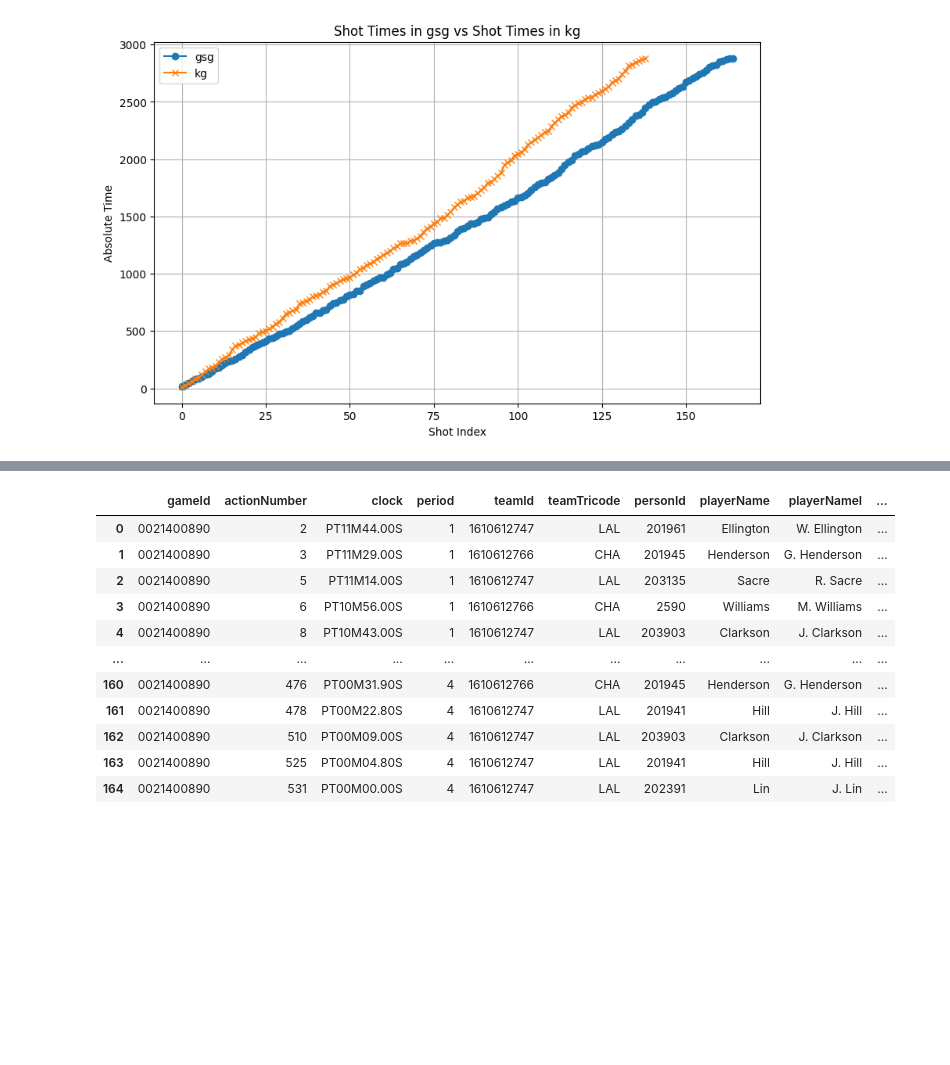
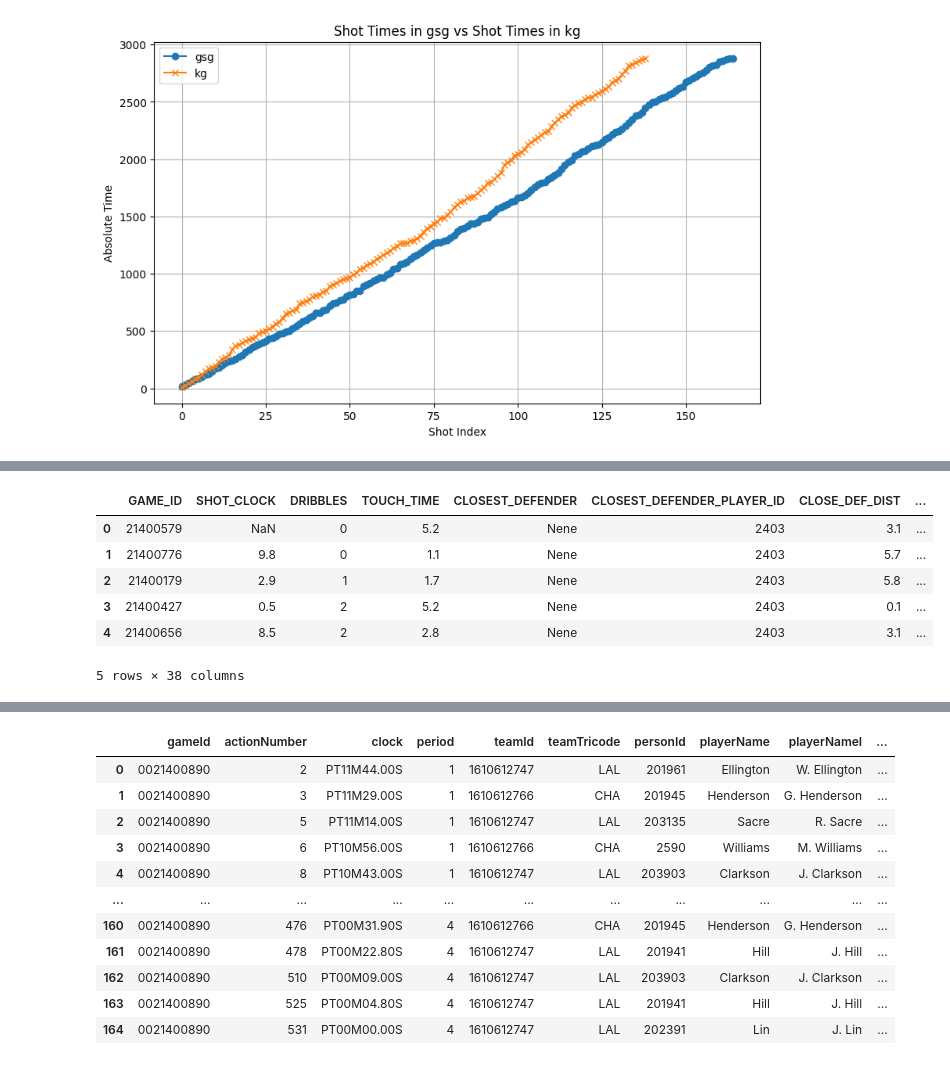
Before and after one commit to BigBabik/Shotpred, a Jupyter notebook: notebooks/dataworks.ipynb, the cells around one changed output, grey strips where cells are left out. Saved outputs shown, nothing was run; the diff lists cells and outputs as text; code cells hidden in the pictures; blank space fills up the shorter version.

```diff
--- a/notebooks/dataworks.ipynb
+++ b/notebooks/dataworks.ipynb
@@ -292,0 +167,2 @@ combined_df.to_csv(os.path.join(INT_DATA_DIR, 'combined_game_gen_sl_bnk_pbp_shot
+# %%
+heights = pd.read_csv(os.path.join(INT_DATA_DIR, 'nba_2014_2015_player_heights.csv'))
@@ -292,0 +197,19 @@ combined_df.to_csv(os.path.join(INT_DATA_DIR, 'combined_game_gen_sl_bnk_pbp_shot
+# %%
+# Merge for attacker heights
+merged_with_attacker_heights = pd.merge(merged, heights, left_on='PLAYER_NAME', right_on='PLAYER_NAME', suffixes=('', '_attacker'))
+
+# Merge for defender heights
+merged_with_both_heights = pd.merge(merged_with_attacker_heights, heights, left_on='CLOSEST_DEFENDER', right_on='PLAYER_NAME', suffixes=('_attacker', '_defender'))
+
+# Drop the extra PLAYER_NAME column from the second merge
+merged_with_both_heights = merged_with_both_heights.drop(columns=['PLAYER_NAME_defender'])
+
+merged_with_both_heights.head()
+# %% [output]
+|  | GAME_ID | SHOT_CLOCK | DRIBBLES | TOUCH_TIME | CLOSEST_DEFENDER | CLOSEST_DEFENDER_PLAYER_ID | CLOSE_DEF_DIST | ... |
+| 0 | 21400579 | NaN | 0 | 5.2 | Nene | 2403 | 3.1 | ... |
+| 1 | 21400776 | 9.8 | 0 | 1.1 | Nene | 2403 | 5.7 | ... |
+| 2 | 21400179 | 2.9 | 1 | 1.7 | Nene | 2403 | 5.8 | ... |
+| 3 | 21400427 | 0.5 | 2 | 5.2 | Nene | 2403 | 0.1 | ... |
+| 4 | 21400656 | 8.5 | 2 | 2.8 | Nene | 2403 | 3.1 | ... |
+5 rows × 38 columns
```
Also changed, not shown: parts of 18 cells of this notebook, 1 other file.
